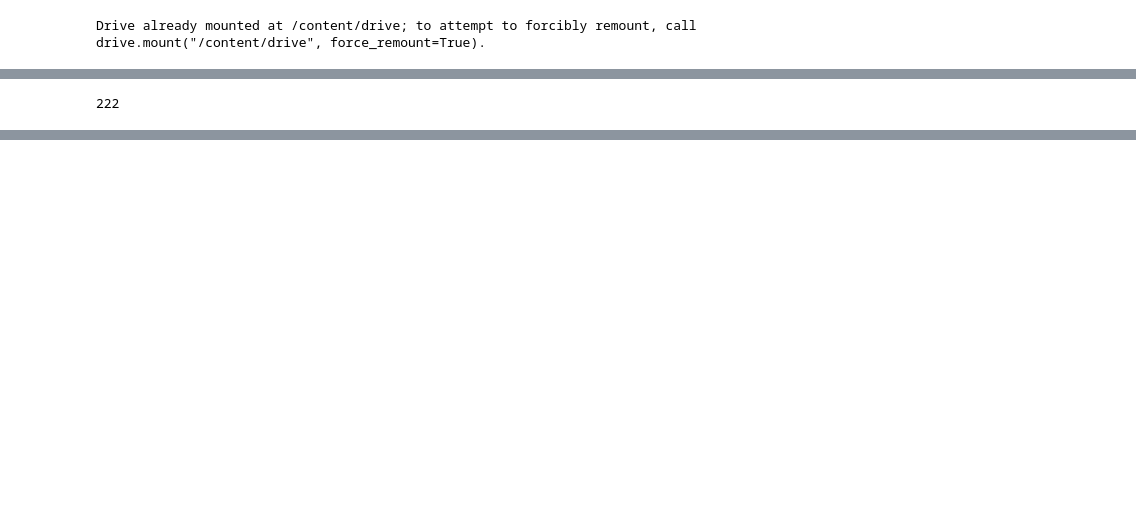
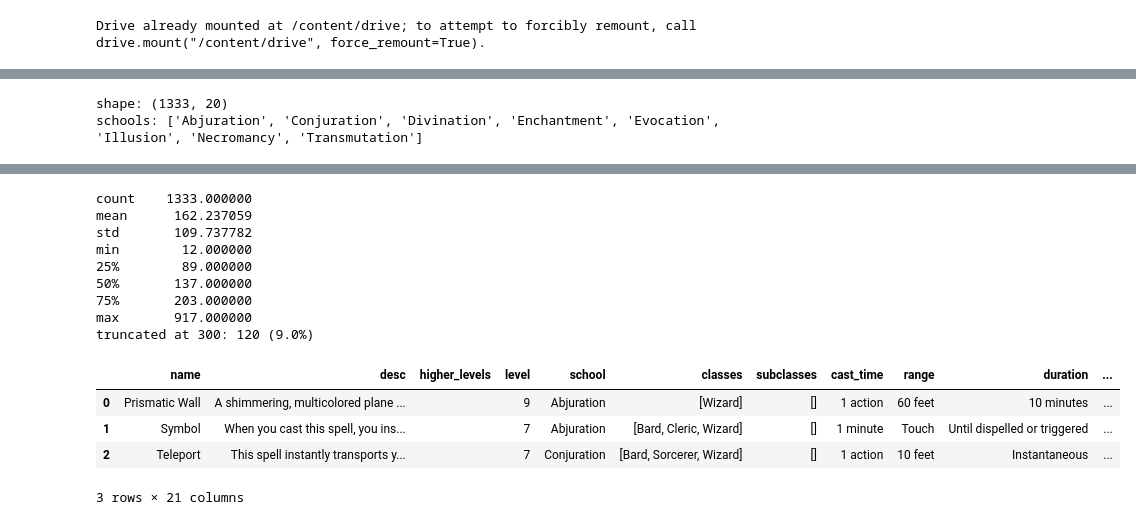
Before and after one commit to AryaanPe/GenAi-Text, a Jupyter notebook: t5finetune.ipynb, the cells around one changed output, grey strips where cells are left out. Saved outputs shown, nothing was run; the diff lists cells and outputs as text; code cells hidden in the pictures; blank space fills up the shorter version.

```diff
--- a/t5finetune.ipynb
+++ b/t5finetune.ipynb
@@ -76,6 +88,52 @@ helpers ready
 # %%
-torch.cuda.empty_cache()
-import gc
-gc.collect()
+# load + final clean of spells_master.csv
+def parse_list_col(x):
+    if pd.isna(x) or x == "": return []
+    if isinstance(x, list):   return x
+    try:    return ast.literal_eval(x)
+    except: return [s.strip() for s in str(x).split(",") if s.strip()]
+
+def clean(s):
+    if not isinstance(s, str): return ""
+    s = re.sub(r"\{@\w+\s([^}]+)\}", r"\1", s)
+    s = re.sub(r"\{@\w+\}",          "",    s)
+    s = re.sub(r"\|[A-Z]{2,}[^|\s]*","",    s)
+    s = re.sub(r"\[&\d+;&\d+\]",     "",    s)
+    s = re.sub(r"\|bestiary[^*\n]*", "",    s)
+    s = re.sub(r"\|[^|}\s]{1,30}",   "",    s)
+    return re.sub(r"\s+", " ", s).strip()
+
+df = pd.read_csv(CSV_PATH)
+
+for col in ["classes","subclasses"]:
+    df[col] = df[col].apply(parse_list_col)
+
+STR_COLS  = ["desc","higher_levels","material_desc","damage_type","dc_type",
+             "attack_type","school","cast_time","range","duration","source"]
+BOOL_COLS = ["verbal","somatic","material","concentration","ritual"]
+
+for col in STR_COLS:
+    df[col] = df[col].fillna("").apply(clean)
+for col in BOOL_COLS:
+    df[col] = df[col].apply(lambda x:
+        bool(x) if isinstance(x, bool)
+        else str(x).strip().lower() in ("true","yes","1","t"))
+
+df["name"]  = df["name"].fillna("").apply(clean)
+df["level"] = pd.to_numeric(df["level"], errors="coerce").fillna(0).astype(int)
+df = df[df["name"].str.strip() != ""].reset_index(drop=True)
+df = df[df["desc"].str.len()   >  40].reset_index(drop=True)
+df["cast_time"] = df["cast_time"].apply(lambda x: x if len(x) < 40 else "")
+
+print(f"shape: {df.shape}")
+print(f"schools: {sorted(df['school'].unique().tolist())}")
+
+# quick token length report to sanity-check MAX_OUT
+_tc = T5Tokenizer.from_pretrained(MODEL_NAME)
+df["desc_tokens"] = df["desc"].apply(lambda x: len(_tc(x)["input_ids"]))
+print(df["desc_tokens"].describe().to_string())
+print(f"truncated at 300: {(df['desc_tokens']>300).sum()} ({(df['desc_tokens']>300).mean()*100:.1f}%)")
+df.head(3)
 # %% [output]
-222
+shape: (1333, 20)
+schools: ['Abjuration', 'Conjuration', 'Divination', 'Enchantment', 'Evocation', 'Illusion', 'Necromancy', 'Transmutation']
@@ -82 +142,15 @@ gc.collect()
+count    1333.000000
+mean      162.237059
+std       109.737782
+min        12.000000
+25%        89.000000
+50%       137.000000
+75%       203.000000
+max       917.000000
+truncated at 300: 120 (9.0%)
+|  | name | desc | higher_levels | level | school | classes | subclasses | cast_time | range | duration | ... |
+| 0 | Prismatic Wall | A shimmering, multicolored plane ... |  | 9 | Abjuration | [Wizard] | [] | 1 action | 60 feet | 10 minutes | ... |
+| 1 | Symbol | When you cast this spell, you ins... |  | 7 | Abjuration | [Bard, Cleric, Wizard] | [] | 1 minute | Touch | Until dispelled or triggered | ... |
+| 2 | Teleport | This spell instantly transports y... |  | 7 | Conjuration | [Bard, Sorcerer, Wizard] | [] | 1 action | 10 feet | Instantaneous | ... |
+3 rows × 21 columns
 # %%
```
Also changed, not shown: parts of 23 cells of this notebook.
